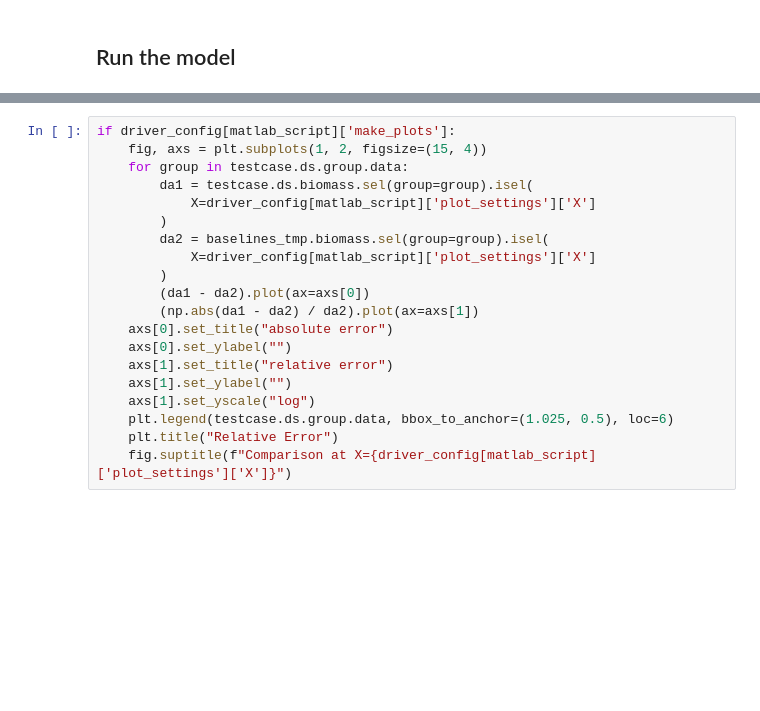
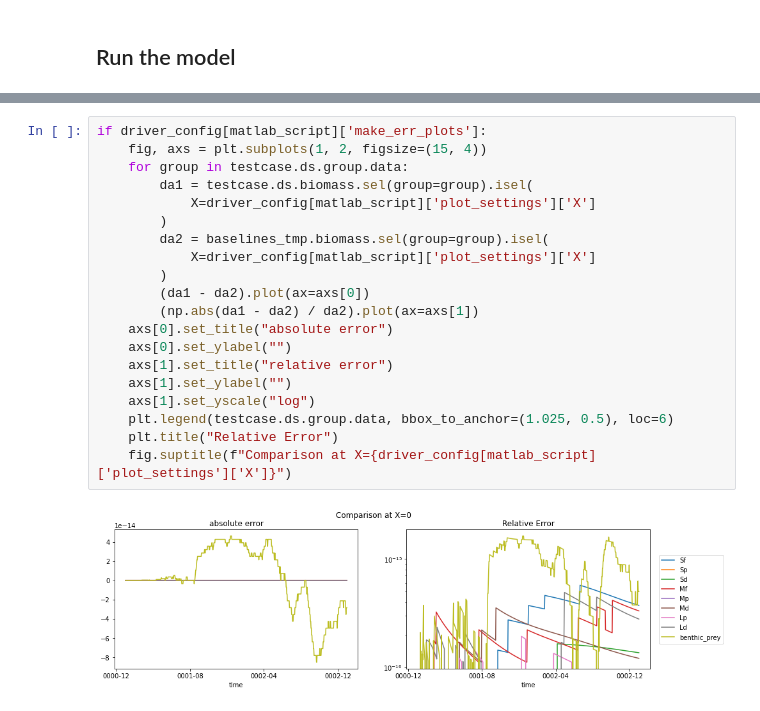
Before and after one commit to marbl-ecosys/feisty, a Jupyter notebook: docs/matlab-comparison.ipynb, the cells around one changed output, grey strips where cells are left out. Saved outputs shown, nothing was run; the diff lists cells and outputs as text; blank space fills up the shorter version.

```diff
--- a/docs/matlab-comparison.ipynb
+++ b/docs/matlab-comparison.ipynb
@@ -260,21 +347,23 @@ if driver_config[matlab_script]['make_plots']:
 # %%
-if driver_config[matlab_script]['make_plots']:
+if driver_config[matlab_script]['make_err_plots']:
     fig, axs = plt.subplots(1, 2, figsize=(15, 4))
     for group in testcase.ds.group.data:
         da1 = testcase.ds.biomass.sel(group=group).isel(
             X=driver_config[matlab_script]['plot_settings']['X']
         )
         da2 = baselines_tmp.biomass.sel(group=group).isel(
             X=driver_config[matlab_script]['plot_settings']['X']
         )
         (da1 - da2).plot(ax=axs[0])
         (np.abs(da1 - da2) / da2).plot(ax=axs[1])
     axs[0].set_title("absolute error")
     axs[0].set_ylabel("")
     axs[1].set_title("relative error")
     axs[1].set_ylabel("")
     axs[1].set_yscale("log")
     plt.legend(testcase.ds.group.data, bbox_to_anchor=(1.025, 0.5), loc=6)
     plt.title("Relative Error")
     fig.suptitle(f"Comparison at X={driver_config[matlab_script]['plot_settings']['X']}")
+# %% [output]
+[figure, added]
 # %%
```
Also changed, not shown: parts of 12 cells of this notebook, 1 other file.
